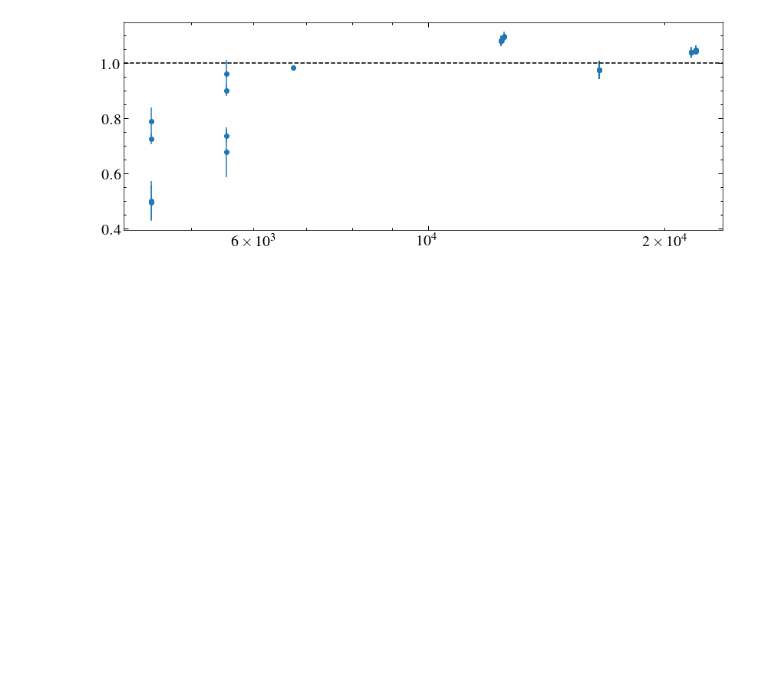
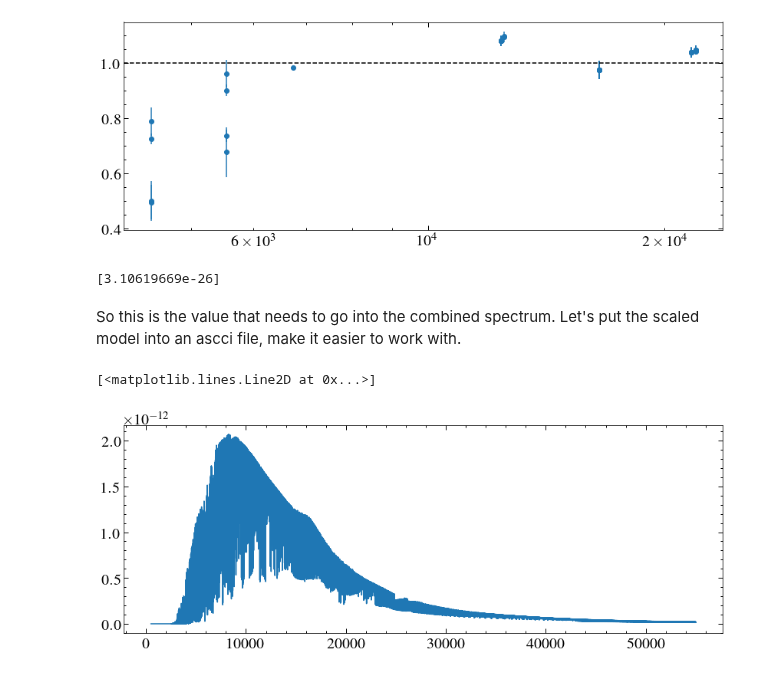
Before and after one commit to davidjwilson/SEDs, a Jupyter notebook: gj_674/photometry/photometry_fitting.ipynb, the cells around one changed output. Drawn from its saved outputs; the diff is of its cells as text; code cells hidden in the pictures; blank space fills up the shorter version.

Commit message:
made scaled spectrum

```diff
--- a/gj_674/photometry/photometry_fitting.ipynb
+++ b/gj_674/photometry/photometry_fitting.ipynb
@@ -528,3 +528,9 @@ plt.show()
 [figure]
 [figure]
 [figure]
+# %%
+print(mean_scale)
+# %% [output]
+[3.10619669e-26]
+# %% [markdown]
+So this is the value that needs to go into the combined spectrum. Let's put the scaled model into an ascci file, make it easier to work with.
@@ -530,0 +540,7 @@ plt.show()
+# %%
+dt = Table.read('scaled_03400-4.50-0.0_phoenix_gj674.ecsv')
+# %%
+plt.plot(dt['WAVELENGTH'], dt['FLUX'])
+# %% [output]
+[<matplotlib.lines.Line2D at 0x...>]
+[figure, added]
```
Also changed, not shown: parts of 1 cell of this notebook, 1 other file.
